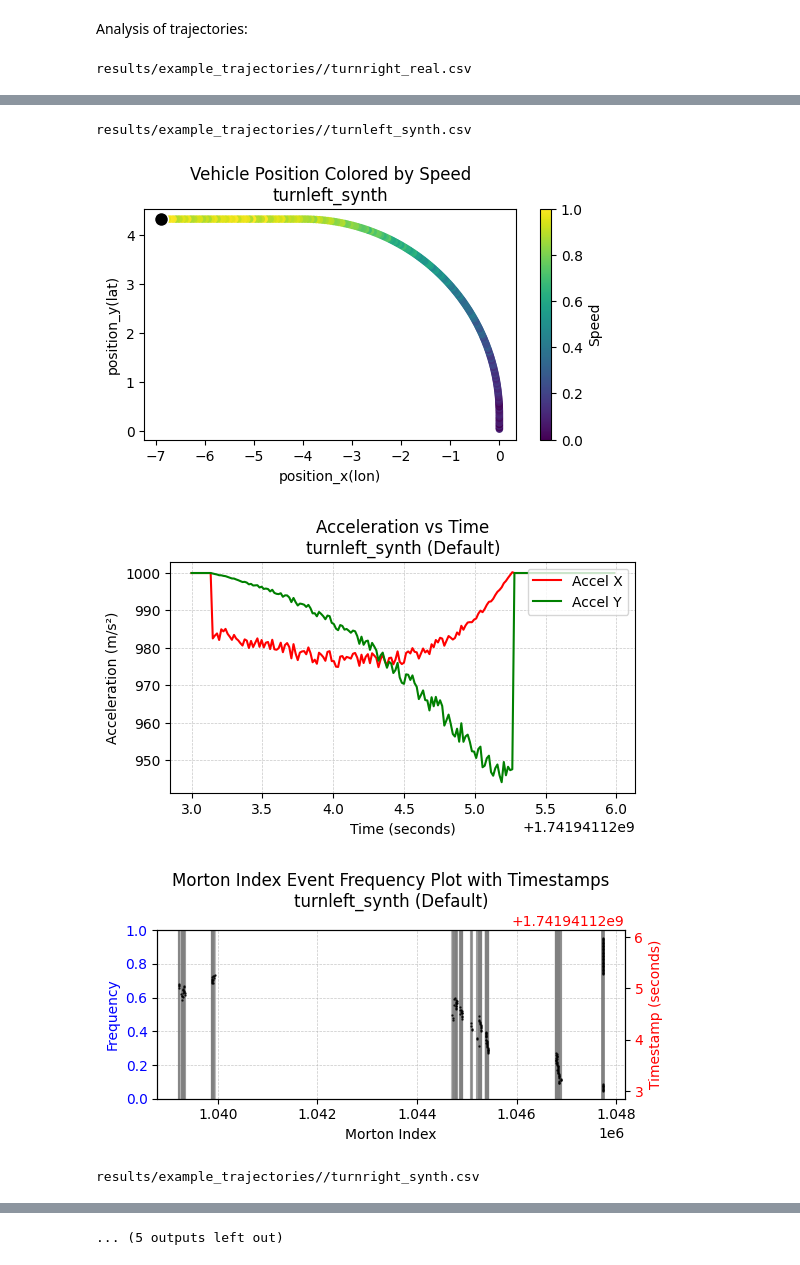
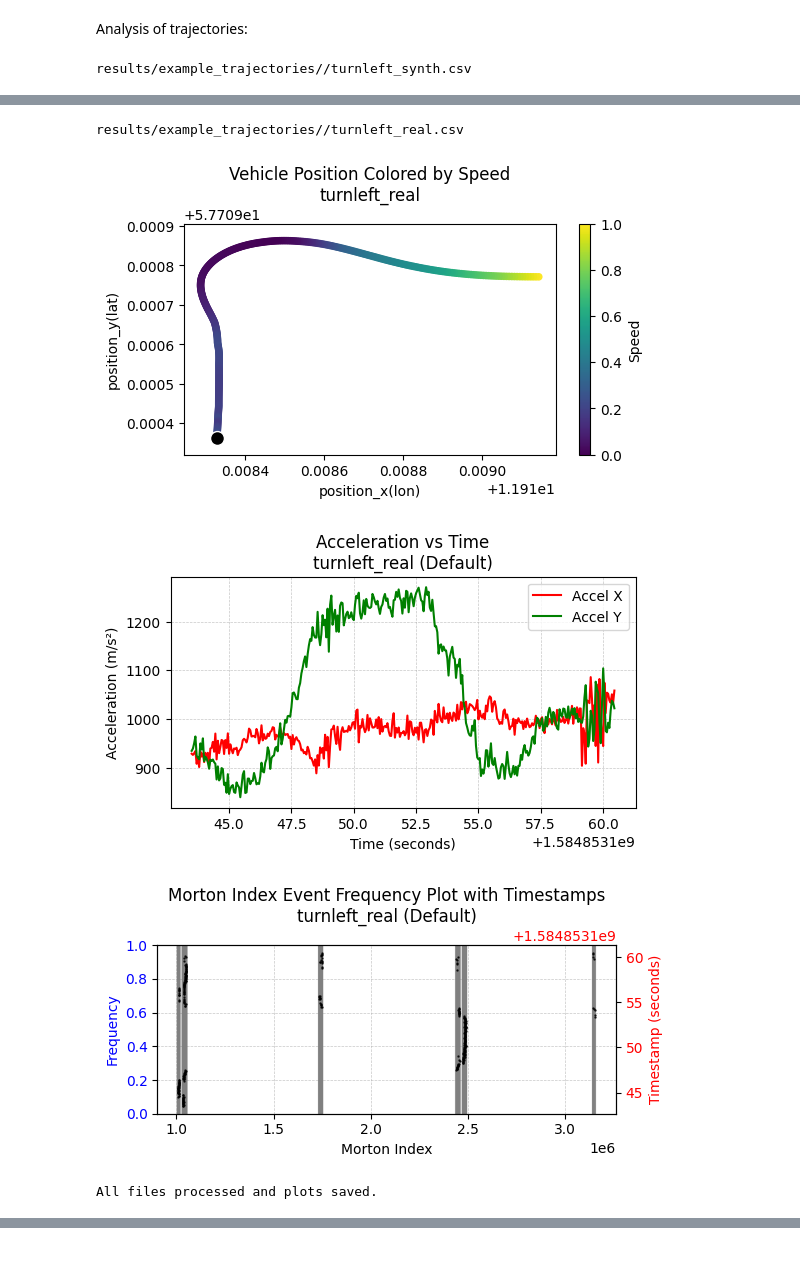
Before and after one commit to beatrizcabdan/DiverSFC, a Jupyter notebook: 250313_analyse_trajectories.ipynb, the cells around one changed output, grey strips where cells are left out. Cells and saved outputs as stored; diff of their text form; code cells hidden in the pictures.

```diff
--- a/250313_analyse_trajectories.ipynb
+++ b/250313_analyse_trajectories.ipynb
@@ -38,6 +38,9 @@ data_files = get_files_in_folder("results/example_trajectories/")
 # ===============================
 for file_path in data_files:
     if ".csv" not in file_path:
+        continue
+
+    if "left" not in file_path:
         continue
 
     print(file_path)
@@ -118,4 +121,4 @@ for file_path in data_files:
 
 print("All files processed and plots saved.")
 # %% [output]
-results/example_trajectories//turnright_real.csv
+results/example_trajectories//turnleft_synth.csv
@@ -125,5 +128,5 @@ results/example_trajectories//turnright_real.csv
-results/example_trajectories//turnleft_synth.csv
+results/example_trajectories//turnleft_real.csv
-[figure, old version]
+[figure, new version]
-[figure, old version]
+[figure, new version]
-[figure, old version]
+[figure, new version]
-results/example_trajectories//turnright_synth.csv
+All files processed and plots saved.
@@ -133 +132,0 @@ results/example_trajectories//turnright_synth.csv
-... (5 outputs left out)
```
Also changed, not shown: parts of 1 cell of this notebook, 13 other files.
